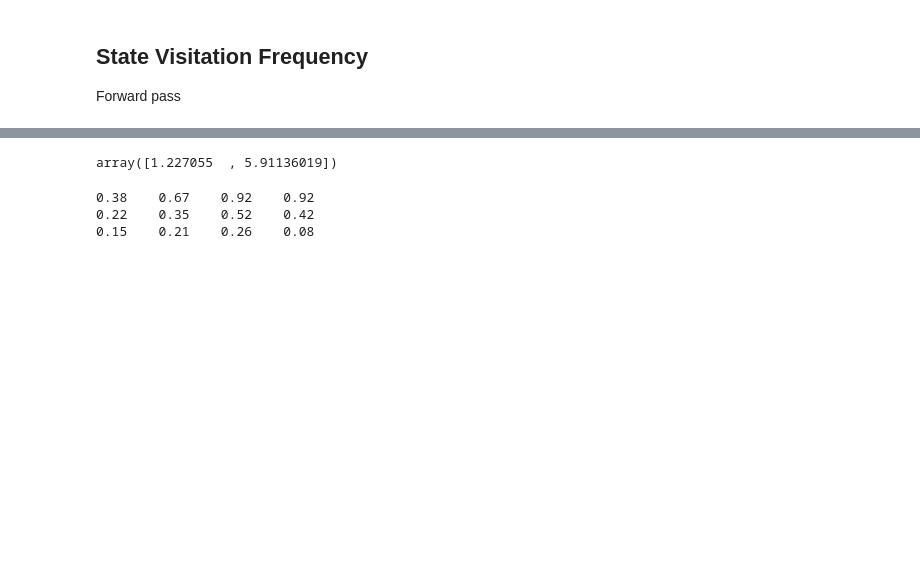
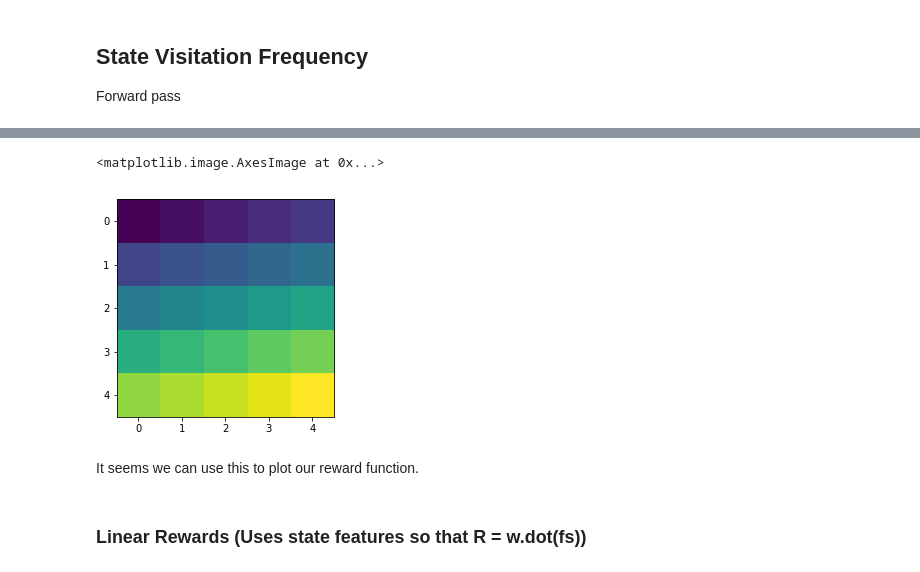
Before and after one commit to yrevar/inverse_rl, a Jupyter notebook: environments/MDP.ipynb, the cells around one changed output, grey strips where cells are left out. Drawn from its saved outputs; the diff is of its cells as text; code cells hidden in the pictures; blank space fills up the shorter version.

```diff
--- a/environments/MDP.ipynb
+++ b/environments/MDP.ipynb
@@ -774,0 +923,8 @@ gw.disp_custom_grid(range(gw.nS), formatting=lambda x: str(x))
+# %%
+# fractions
+plt.imshow(np.linspace(0,1,25).reshape(5,5))
+# %% [output]
+<matplotlib.image.AxesImage at 0x...>
+[figure, added]
+# %% [markdown]
+It seems we can use this to plot our reward function.
@@ -775 +959,3 @@ gw.disp_custom_grid(range(gw.nS), formatting=lambda x: str(x))
+# %% [markdown]
+### Linear Rewards (Uses state features so that R = w.dot(fs))
 # %%
@@ -784,11 +971,0 @@ trajectories_mat = np.asarray(gw.sample_trajectories(10000, init_state_idx="rand
-# %%
-compute_feature_expectations(trajectories_mat, gw.get_state_features_matrix(), gw.gamma, gw._is_terminal)
-# %% [output]
-array([1.227055  , 5.91136019])
-# %%
-svf = compute_state_visitation_frequency(trajectories_mat, gw.nS, gw.nA, gw.get_transition_dynamics_T(), gw.R, gw.gamma)
-gw.disp_custom_grid(svf, formatting=lambda x: "{:.2f}".format(x))
-# %% [output]
-0.38    0.67    0.92    0.92
-0.22    0.35    0.52    0.42
-0.15    0.21    0.26    0.08
```
Also changed, not shown: parts of 70 cells of this notebook.
